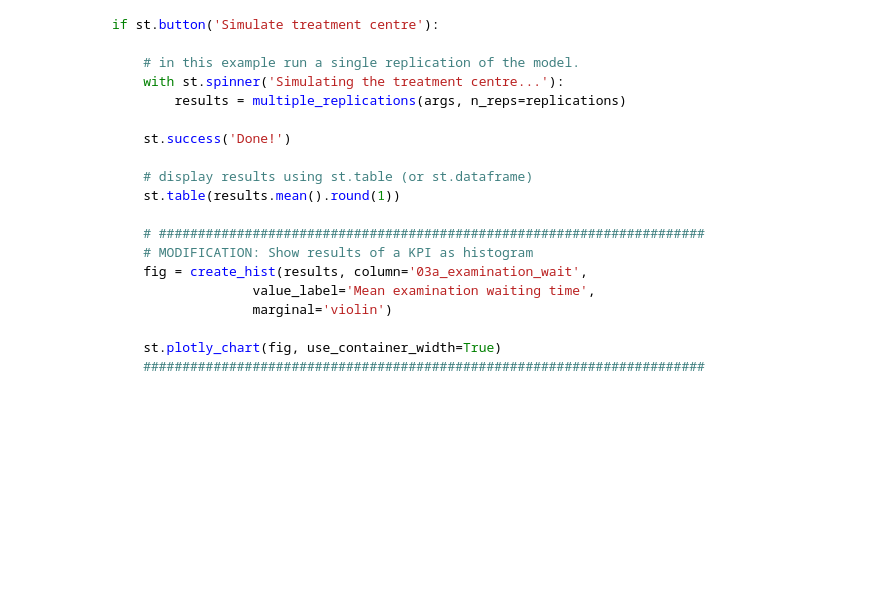
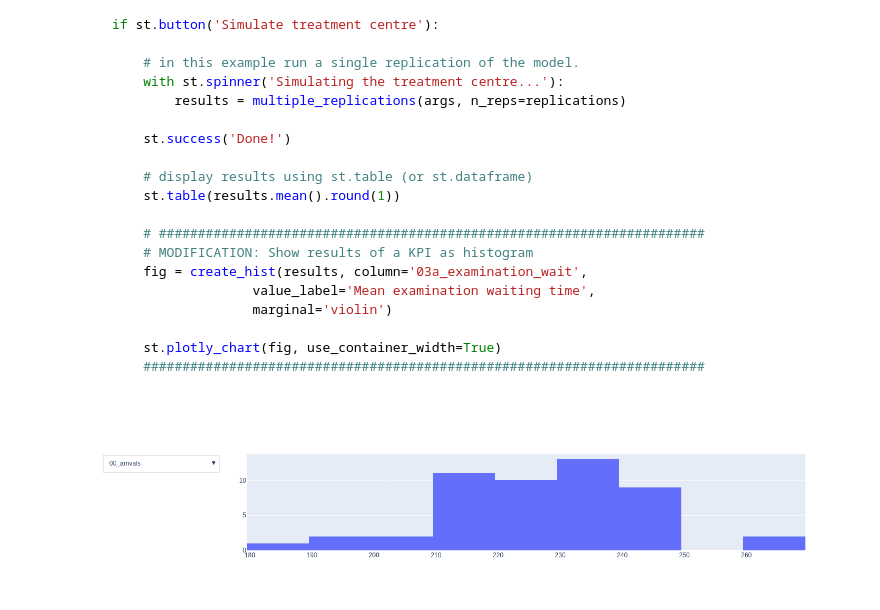
Before and after one commit to health-data-science-OR/simpy-streamlit-tutorial, a Jupyter notebook: content/05_solutions/07_plotting.ipynb, the cells around one changed output. Cells and saved outputs as stored; diff of their text form; code cells hidden in the pictures; blank space fills up the shorter version.

Commit message:
ST: plotly filter results

```diff
--- a/content/05_solutions/07_plotting.ipynb
+++ b/content/05_solutions/07_plotting.ipynb
@@ -298,0 +353,4 @@ if st.button('Simulate treatment centre'):
+# %%
+create_user_controlled_hist(results)
+# %% [output]
+[figure, added]
```
Also changed, not shown: parts of 1 cell of this notebook, 4 other files.
